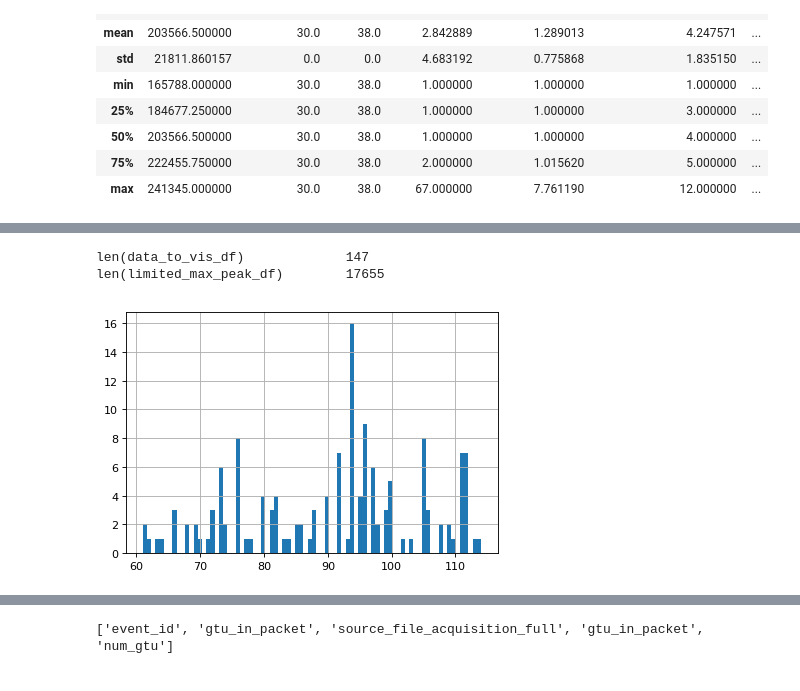
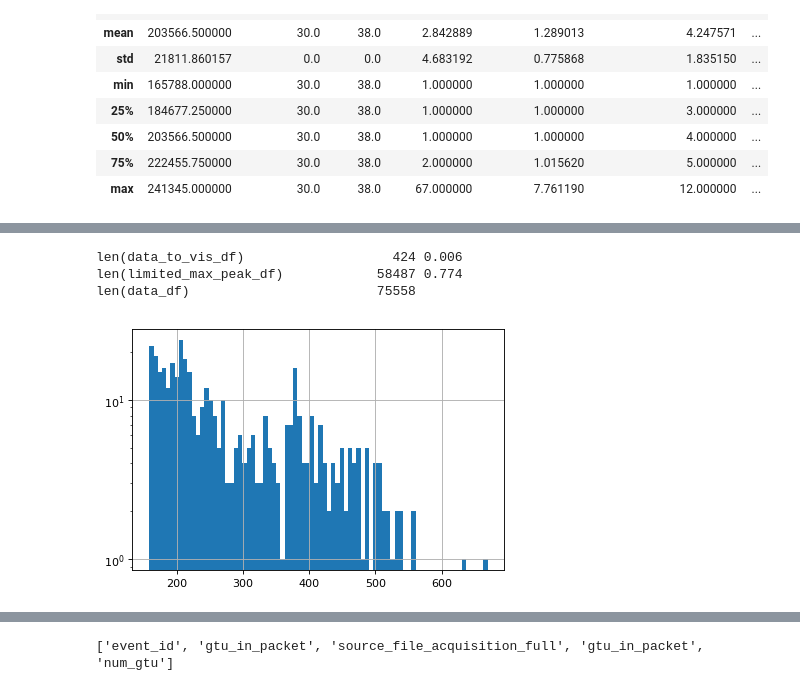
Before and after one commit to vrabelmichal/euso-patt-reco-notebooks, a Jupyter notebook: notebooks/ver3_simu_signal_test_selection2.ipynb, the cells around one changed output, grey strips where cells are left out. Saved outputs shown, nothing was run; the diff lists cells and outputs as text; code cells hidden in the pictures.

```diff
--- a/notebooks/ver3_simu_signal_test_selection2.ipynb
+++ b/notebooks/ver3_simu_signal_test_selection2.ipynb
@@ -91,11 +91,17 @@ columns_for_analysis_dict = query_functions.get_columns_for_classification_dict_
                               '.*proc1_(x|gtu)_(x|y)_hough_peak_thr\d+_max_clu_major_line_rho$',
                               '.*proc1_(x|gtu)_(x|y)_hough_peak_thr\d+_major_line_phi$',
                               '.*proc1_(x|gtu)_(x|y)_hough_peak_thr\d+_major_line_rho$',
-                              '.*proc1_(x|gtu)_(x|y)_hough_peak_thr\d+_line_clusters_max_size_clu_height$',
+#                               '.*proc1_(x|gtu)_(x|y)_hough_peak_thr\d+_line_clusters_max_size_clu_height$',
                               '.*proc1_(x|gtu)_(x|y)_hough_peak_thr\d+_line_clusters_max_size_clu_width$',
-                              '.*proc1_(x|gtu)_(x|y)_hough_peak_thr\d+_line_clusters_max_sum_clu_height$',
+#                               '.*proc1_(x|gtu)_(x|y)_hough_peak_thr\d+_line_clusters_max_sum_clu_height$',
                               '.*proc1_(x|gtu)_(x|y)_hough_peak_thr\d+_line_clusters_max_sum_clu_width$',
                               '.*proc1_(x|gtu)_(x|y)_hough_peak_thr\d+_line_clusters_count',
+                              '.*proc1_(x|gtu)_(x|y)_hough_peak_thr\d+_line_clusters_sizes_max',
+                              '.*proc1_(x|gtu)_(x|y)_hough_peak_thr\d+_line_clusters_sizes_mean',
+                              '.*proc1_(x|gtu)_(x|y)_hough_peak_thr\d+_line_clusters_sizes_std',
+                              '.*proc1_(x|gtu)_(x|y)_hough_peak_thr\d+_line_clusters_sums_max',
+                              '.*proc1_(x|gtu)_(x|y)_hough_peak_thr\d+_line_clusters_sums_mean',
+                              '.*proc1_(x|gtu)_(x|y)_hough_peak_thr\d+_line_clusters_sums_std',
                               '.*proc1_(x|gtu)_(x|y)_clusters_count'
                              ]
 
@@ -393,31 +415,35 @@ len(limited_max_peak_df)
 # %%
-t_selector = ~(
-    ((limited_max_peak_df['proc1_x_y_hough_peak_thr1_line_clusters_max_sum_clu_width'] < 40) & \
-     (limited_max_peak_df['proc1_gtu_x_hough_peak_thr1_line_clusters_max_sum_clu_width'] < 40)) | \
-    ((limited_max_peak_df['proc1_x_y_hough_peak_thr1_line_clusters_max_sum_clu_width'] < 40) & \
-     (limited_max_peak_df['proc1_gtu_y_hough_peak_thr1_line_clusters_max_sum_clu_width'] < 40)) | \
-    ((limited_max_peak_df['proc1_gtu_x_hough_peak_thr1_line_clusters_max_sum_clu_width'] < 40) & \
-     (limited_max_peak_df['proc1_gtu_y_hough_peak_thr1_line_clusters_max_sum_clu_width'] < 40))
-) \
-& (limited_max_peak_df['orig_x_y_max'] < 10) \
-& (limited_max_peak_df['proc1_x_y_clusters_sizes_max'] > 20) \
-& (limited_max_peak_df['proc1_x_y_hough_peak_thr1_line_clusters_max_sum_clu_height'] > 60)
+# t_selector = ~(
+#     ((limited_max_peak_df['proc1_x_y_hough_peak_thr1_line_clusters_max_sum_clu_width'] < 40) & \
+#      (limited_max_peak_df['proc1_gtu_x_hough_peak_thr1_line_clusters_max_sum_clu_width'] < 40)) | \
+#     ((limited_max_peak_df['proc1_x_y_hough_peak_thr1_line_clusters_max_sum_clu_width'] < 40) & \
+#      (limited_max_peak_df['proc1_gtu_y_hough_peak_thr1_line_clusters_max_sum_clu_width'] < 40)) | \
+#     ((limited_max_peak_df['proc1_gtu_x_hough_peak_thr1_line_clusters_max_sum_clu_width'] < 40) & \
+#      (limited_max_peak_df['proc1_gtu_y_hough_peak_thr1_line_clusters_max_sum_clu_width'] < 40))
+# ) \
+# & (limited_max_peak_df['orig_x_y_max'] < 10) \
+# & (limited_max_peak_df['proc1_x_y_clusters_sizes_max'] > 20) \
+# & (limited_max_peak_df['proc1_x_y_hough_peak_thr1_line_clusters_max_sum_clu_height'] < 60)
+
 #
-# t_selector =
+t_selector = (limited_max_peak_df['orig_x_y_max'] > 5)
 # %%
-data_to_vis_df = limited_max_peak_df[ t_selector ].sort_values(
-    by='orig_x_y_max',ascending=True) # proc1_x_y_clusters_sizes_max
+data_to_vis_df = limited_max_peak_df[t_selector].iloc[60*3:] #.sort_values(by='orig_x_y_max',ascending=False)
+# data_to_vis_df = limited_max_peak_df[ t_selector ].sort_values(
+#     by='orig_x_y_max',ascending=True) # proc1_x_y_clusters_sizes_max
 # %%
-print('{:30s}  {}'.format('len(data_to_vis_df)',len(data_to_vis_df)))
-print('{:30s}  {}'.format('len(limited_max_peak_df)',len(limited_max_peak_df)))
+print('{:30s} {:10d} {:5.3f}'.format('len(data_to_vis_df)',len(data_to_vis_df),len(data_to_vis_df)/len(data_df)))
+print('{:30s} {:10d} {:5.3f}'.format('len(limited_max_peak_df)',len(limited_max_peak_df),len(limited_max_peak_df)/len(data_df)))
+print('{:30s} {:10d} '.format('len(data_df)',len(data_df)))
 # %% [output]
-len(data_to_vis_df)             147
-len(limited_max_peak_df)        17655
+len(data_to_vis_df)                   424 0.006
+len(limited_max_peak_df)            58487 0.774
+len(data_df)                        75558
 # %%
-data_to_vis_df['proc1_x_y_hough_peak_thr1_line_clusters_max_sum_clu_height'].hist(bins=80)
+data_to_vis_df['proc1_x_y_hough_peak_thr1_line_clusters_sizes_max'].hist(bins=80, log=True)
 plt.show()
 # %% [output]
-[figure, old version]
+[figure, new version]
 # %%
 # data_to_vis_df = limited_max_peak_df.sort_values(by='proc1_x_y_clusters_sizes_max',ascending=False).iloc[20:]
 # for i, v in enumerate(data_to_vis_df['proc1_x_y_clusters_sizes_max'].head(50)):
```
Also changed, not shown: parts of 9 cells of this notebook.
